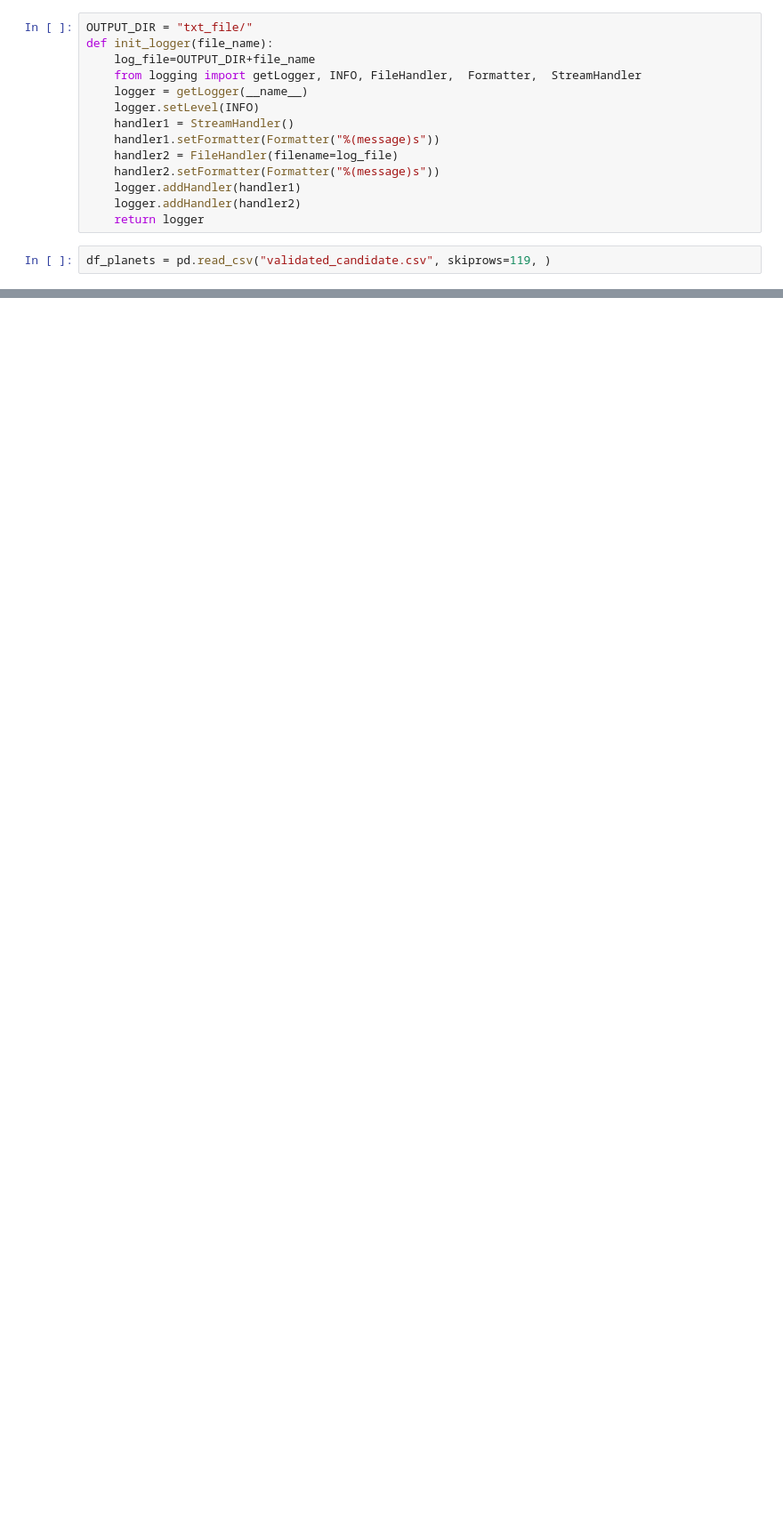
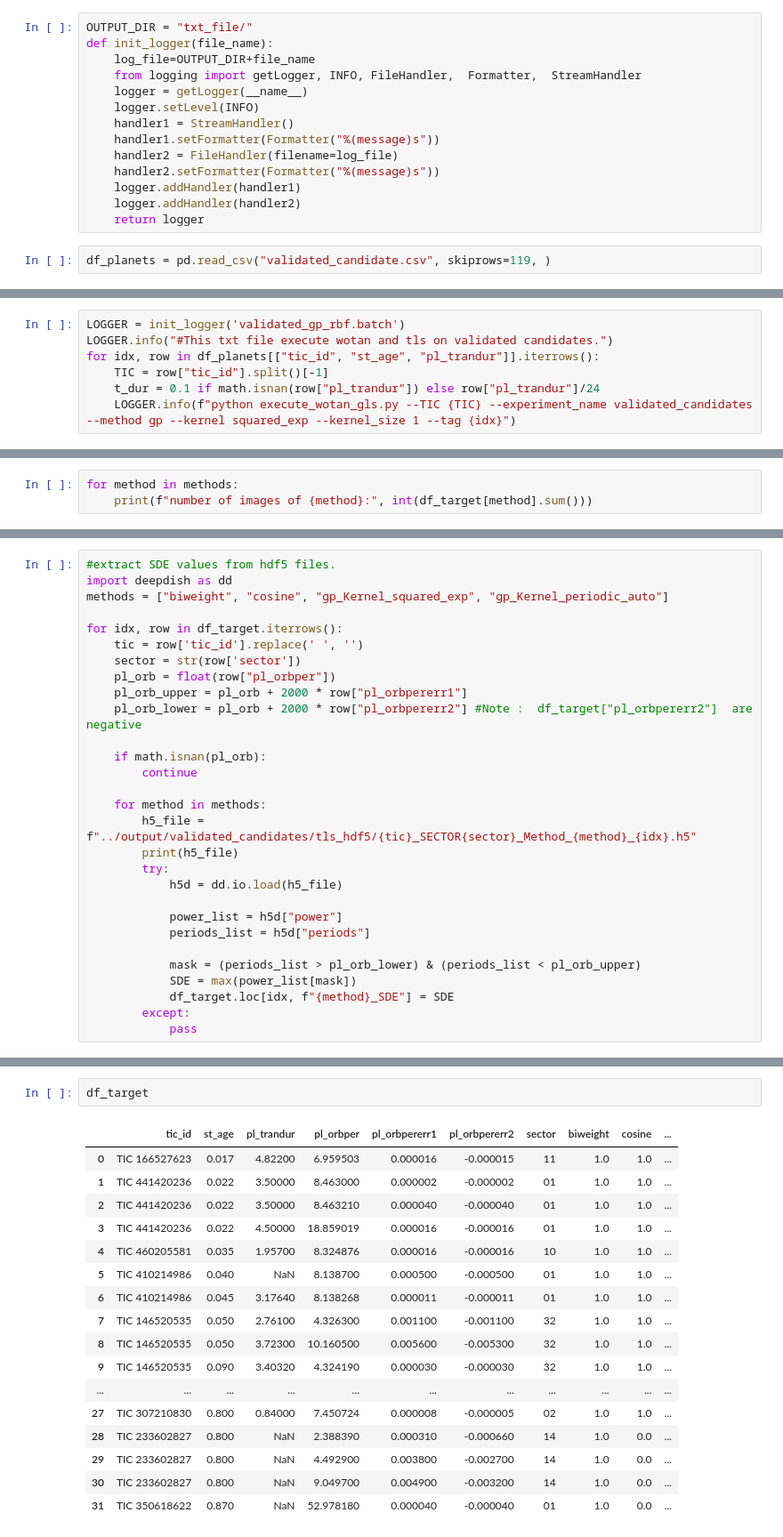
Before and after one commit to hiremasa/ytps, a Jupyter notebook: src/Extract_Nasa_exoplanet_archive.ipynb, the cells around one changed output, grey strips where cells are left out. Shown at 89% size. Cells and saved outputs as stored; diff of their text form; blank space fills up the shorter version.

```diff
--- a/src/Extract_Nasa_exoplanet_archive.ipynb
+++ b/src/Extract_Nasa_exoplanet_archive.ipynb
@@ -112,3 +113,10 @@ python execute_wotan_gls.py --TIC 233602827 --window_length 0.30000000000000004
 python execute_wotan_gls.py --TIC 233602827 --window_length 0.30000000000000004 --experiment_name validated_candidates --method cosine --tag 30
 python execute_wotan_gls.py --TIC 350618622 --window_length 0.30000000000000004 --experiment_name validated_candidates --method cosine --tag 31
 python execute_wotan_gls.py --TIC 350618622 --window_length 0.30000000000000004 --experiment_name validated_candidates --method cosine --tag 31
+# %%
+LOGGER = init_logger('validated_gp_rbf.batch')
+LOGGER.info("#This txt file execute wotan and tls on validated candidates.")
+for idx, row in df_planets[["tic_id", "st_age", "pl_trandur"]].iterrows():
+    TIC = row["tic_id"].split()[-1]
+    t_dur = 0.1 if math.isnan(row["pl_trandur"]) else row["pl_trandur"]/24
+    LOGGER.info(f"python execute_wotan_gls.py --TIC {TIC} --experiment_name validated_candidates --method gp --kernel squared_exp --kernel_size 1 --tag {idx}")
@@ -114,0 +197,3 @@ python execute_wotan_gls.py --TIC 350618622 --window_length 0.30000000000000004
+# %%
+for method in methods:
+    print(f"number of images of {method}:", int(df_target[method].sum()))
@@ -114,0 +205,29 @@ python execute_wotan_gls.py --TIC 350618622 --window_length 0.30000000000000004
+# %%
+#extract SDE values from hdf5 files.
+import deepdish as dd
+methods = ["biweight", "cosine", "gp_Kernel_squared_exp", "gp_Kernel_periodic_auto"]
+
+for idx, row in df_target.iterrows():
+    tic = row['tic_id'].replace(' ', '')
+    sector = str(row['sector'])
+    pl_orb = float(row["pl_orbper"])
+    pl_orb_upper = pl_orb + 2000 * row["pl_orbpererr1"]
+    pl_orb_lower = pl_orb + 2000 * row["pl_orbpererr2"] #Note :  df_target["pl_orbpererr2"]  are negative
+
+    if math.isnan(pl_orb):
+        continue
+
+    for method in methods:
+        h5_file = f"../output/validated_candidates/tls_hdf5/{tic}_SECTOR{sector}_Method_{method}_{idx}.h5"
+        print(h5_file)
+        try:
+            h5d = dd.io.load(h5_file)
+
+            power_list = h5d["power"]
+            periods_list = h5d["periods"]
+
+            mask = (periods_list > pl_orb_lower) & (periods_list < pl_orb_upper)
+            SDE = max(power_list[mask])
+            df_target.loc[idx, f"{method}_SDE"] = SDE
+        except:
+            pass
@@ -114,0 +264,20 @@ python execute_wotan_gls.py --TIC 350618622 --window_length 0.30000000000000004
+# %%
+df_target
+# %% [output]
+|  | tic_id | st_age | pl_trandur | pl_orbper | pl_orbpererr1 | pl_orbpererr2 | sector | biweight | cosine | ... |
+| 0 | TIC 166527623 | 0.017 | 4.82200 | 6.959503 | 0.000016 | -0.000015 | 11 | 1.0 | 1.0 | ... |
+| 1 | TIC 441420236 | 0.022 | 3.50000 | 8.463000 | 0.000002 | -0.000002 | 01 | 1.0 | 1.0 | ... |
+| 2 | TIC 441420236 | 0.022 | 3.50000 | 8.463210 | 0.000040 | -0.000040 | 01 | 1.0 | 1.0 | ... |
+| 3 | TIC 441420236 | 0.022 | 4.50000 | 18.859019 | 0.000016 | -0.000016 | 01 | 1.0 | 1.0 | ... |
+| 4 | TIC 460205581 | 0.035 | 1.95700 | 8.324876 | 0.000016 | -0.000016 | 10 | 1.0 | 1.0 | ... |
+| 5 | TIC 410214986 | 0.040 | NaN | 8.138700 | 0.000500 | -0.000500 | 01 | 1.0 | 1.0 | ... |
+| 6 | TIC 410214986 | 0.045 | 3.17640 | 8.138268 | 0.000011 | -0.000011 | 01 | 1.0 | 1.0 | ... |
+| 7 | TIC 146520535 | 0.050 | 2.76100 | 4.326300 | 0.001100 | -0.001100 | 32 | 1.0 | 1.0 | ... |
+| 8 | TIC 146520535 | 0.050 | 3.72300 | 10.160500 | 0.005600 | -0.005300 | 32 | 1.0 | 1.0 | ... |
+| 9 | TIC 146520535 | 0.090 | 3.40320 | 4.324190 | 0.000030 | -0.000030 | 32 | 1.0 | 1.0 | ... |
+| ... | ... | ... | ... | ... | ... | ... | ... | ... | ... | ... |
+| 27 | TIC 307210830 | 0.800 | 0.84000 | 7.450724 | 0.000008 | -0.000005 | 02 | 1.0 | 1.0 | ... |
+| 28 | TIC 233602827 | 0.800 | NaN | 2.388390 | 0.000310 | -0.000660 | 14 | 1.0 | 0.0 | ... |
+| 29 | TIC 233602827 | 0.800 | NaN | 4.492900 | 0.003800 | -0.002700 | 14 | 1.0 | 0.0 | ... |
+| 30 | TIC 233602827 | 0.800 | NaN | 9.049700 | 0.004900 | -0.003200 | 14 | 1.0 | 0.0 | ... |
+| 31 | TIC 350618622 | 0.870 | NaN | 52.978180 | 0.000040 | -0.000040 | 01 | 1.0 | 0.0 | ... |
```
Also changed, not shown: parts of 9 cells of this notebook, 7 other files.
